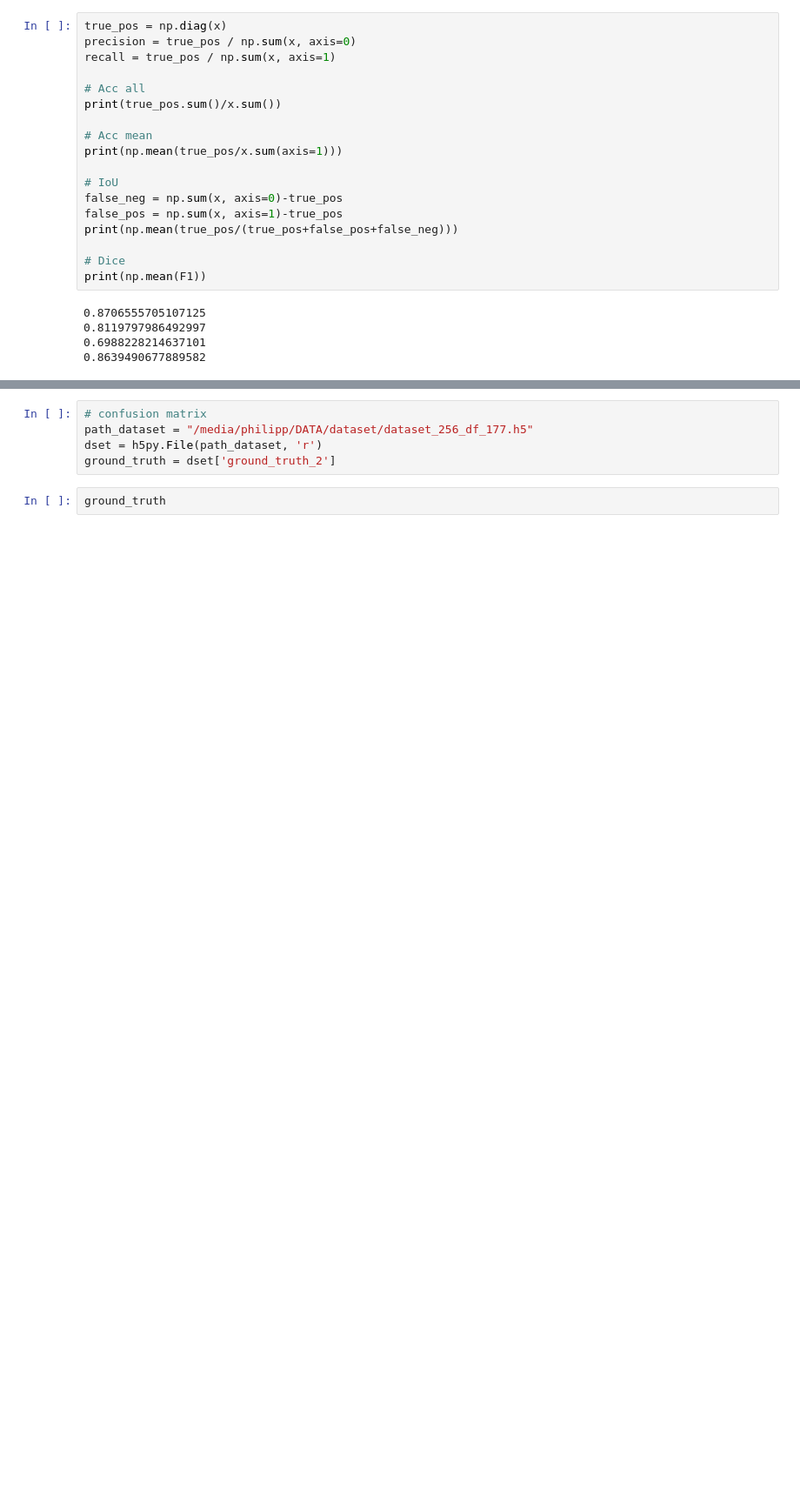
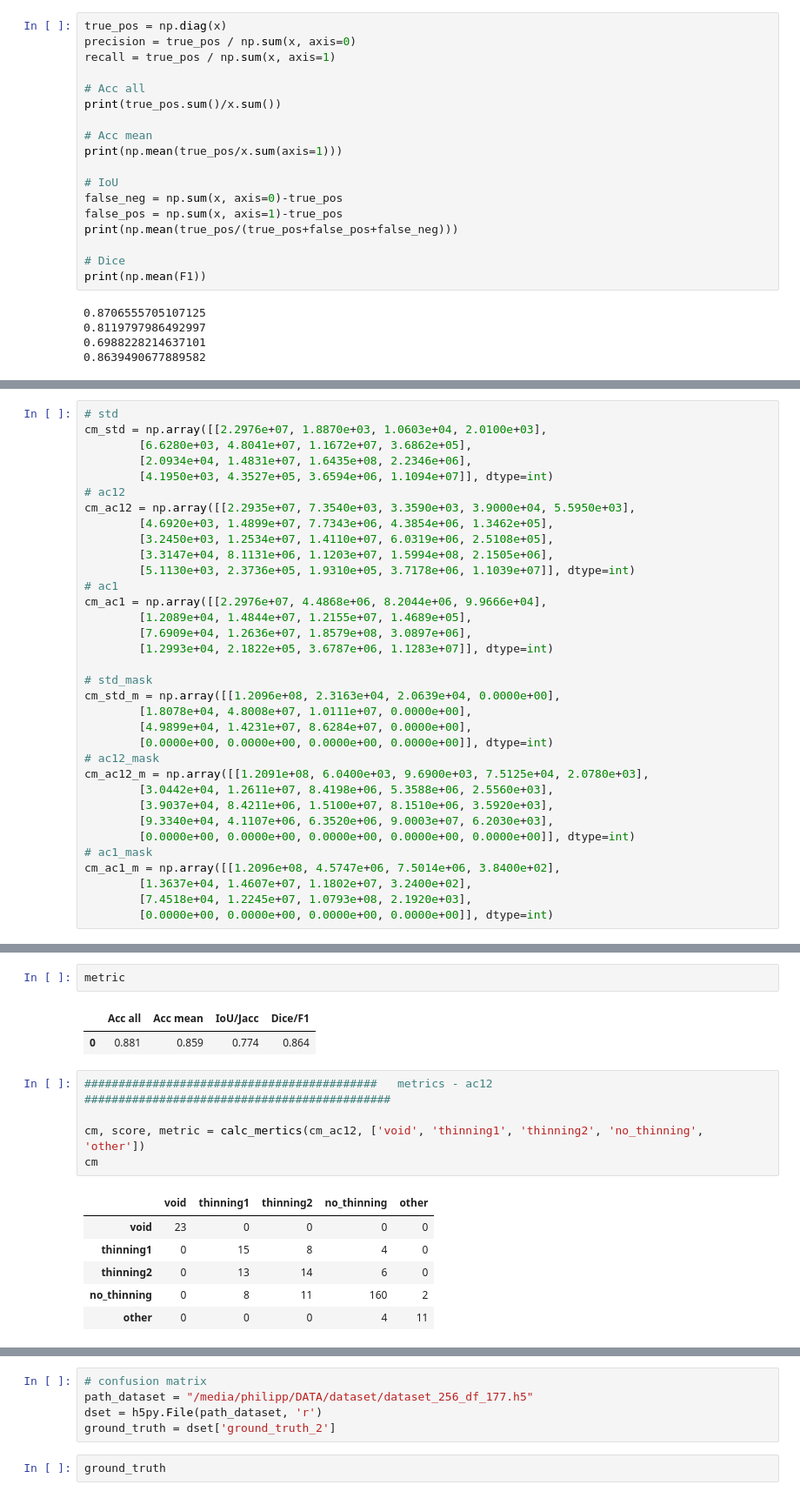
Before and after one commit to satlawa/edin_results, a Jupyter notebook: edin_results.ipynb, the cells around one changed output, grey strips where cells are left out. Shown at 87% size. Cells and saved outputs as stored; diff of their text form; blank space fills up the shorter version.

```diff
--- a/edin_results.ipynb
+++ b/edin_results.ipynb
@@ -346,0 +425,34 @@ print(np.mean(F1))
+# %%
+# std
+cm_std = np.array([[2.2976e+07, 1.8870e+03, 1.0603e+04, 2.0100e+03],
+        [6.6280e+03, 4.8041e+07, 1.1672e+07, 3.6862e+05],
+        [2.0934e+04, 1.4831e+07, 1.6435e+08, 2.2346e+06],
+        [4.1950e+03, 4.3527e+05, 3.6594e+06, 1.1094e+07]], dtype=int)
+# ac12
+cm_ac12 = np.array([[2.2935e+07, 7.3540e+03, 3.3590e+03, 3.9000e+04, 5.5950e+03],
+        [4.6920e+03, 1.4899e+07, 7.7343e+06, 4.3854e+06, 1.3462e+05],
+        [3.2450e+03, 1.2534e+07, 1.4110e+07, 6.0319e+06, 2.5108e+05],
+        [3.3147e+04, 8.1131e+06, 1.1203e+07, 1.5994e+08, 2.1505e+06],
+        [5.1130e+03, 2.3736e+05, 1.9310e+05, 3.7178e+06, 1.1039e+07]], dtype=int)
+# ac1
+cm_ac1 = np.array([[2.2976e+07, 4.4868e+06, 8.2044e+06, 9.9666e+04],
+        [1.2089e+04, 1.4844e+07, 1.2155e+07, 1.4689e+05],
+        [7.6909e+04, 1.2636e+07, 1.8579e+08, 3.0897e+06],
+        [1.2993e+04, 2.1822e+05, 3.6787e+06, 1.1283e+07]], dtype=int)
+
+# std_mask
+cm_std_m = np.array([[1.2096e+08, 2.3163e+04, 2.0639e+04, 0.0000e+00],
+        [1.8078e+04, 4.8008e+07, 1.0111e+07, 0.0000e+00],
+        [4.9899e+04, 1.4231e+07, 8.6284e+07, 0.0000e+00],
+        [0.0000e+00, 0.0000e+00, 0.0000e+00, 0.0000e+00]], dtype=int)
+# ac12_mask
+cm_ac12_m = np.array([[1.2091e+08, 6.0400e+03, 9.6900e+03, 7.5125e+04, 2.0780e+03],
+        [3.0442e+04, 1.2611e+07, 8.4198e+06, 5.3588e+06, 2.5560e+03],
+        [3.9037e+04, 8.4211e+06, 1.5100e+07, 8.1510e+06, 3.5920e+03],
+        [9.3340e+04, 4.1107e+06, 6.3520e+06, 9.0003e+07, 6.2030e+03],
+        [0.0000e+00, 0.0000e+00, 0.0000e+00, 0.0000e+00, 0.0000e+00]], dtype=int)
+# ac1_mask
+cm_ac1_m = np.array([[1.2096e+08, 4.5747e+06, 7.5014e+06, 3.8400e+02],
+        [1.3637e+04, 1.4607e+07, 1.1802e+07, 3.2400e+02],
+        [7.4518e+04, 1.2245e+07, 1.0793e+08, 2.1920e+03],
+        [0.0000e+00, 0.0000e+00, 0.0000e+00, 0.0000e+00]], dtype=int)
@@ -346,0 +477,17 @@ print(np.mean(F1))
+# %%
+metric
+# %% [output]
+|  | Acc all | Acc mean | IoU/Jacc | Dice/F1 |
+| 0 | 0.881 | 0.859 | 0.774 | 0.864 |
+# %%
+###########################################   metrics - ac12  #############################################
+
+cm, score, metric = calc_mertics(cm_ac12, ['void', 'thinning1', 'thinning2', 'no_thinning', 'other'])
+cm
+# %% [output]
+|  | void | thinning1 | thinning2 | no_thinning | other |
+| void | 23 | 0 | 0 | 0 | 0 |
+| thinning1 | 0 | 15 | 8 | 4 | 0 |
+| thinning2 | 0 | 13 | 14 | 6 | 0 |
+| no_thinning | 0 | 8 | 11 | 160 | 2 |
+| other | 0 | 0 | 0 | 4 | 11 |
```
Also changed, not shown: parts of 20 cells of this notebook.
